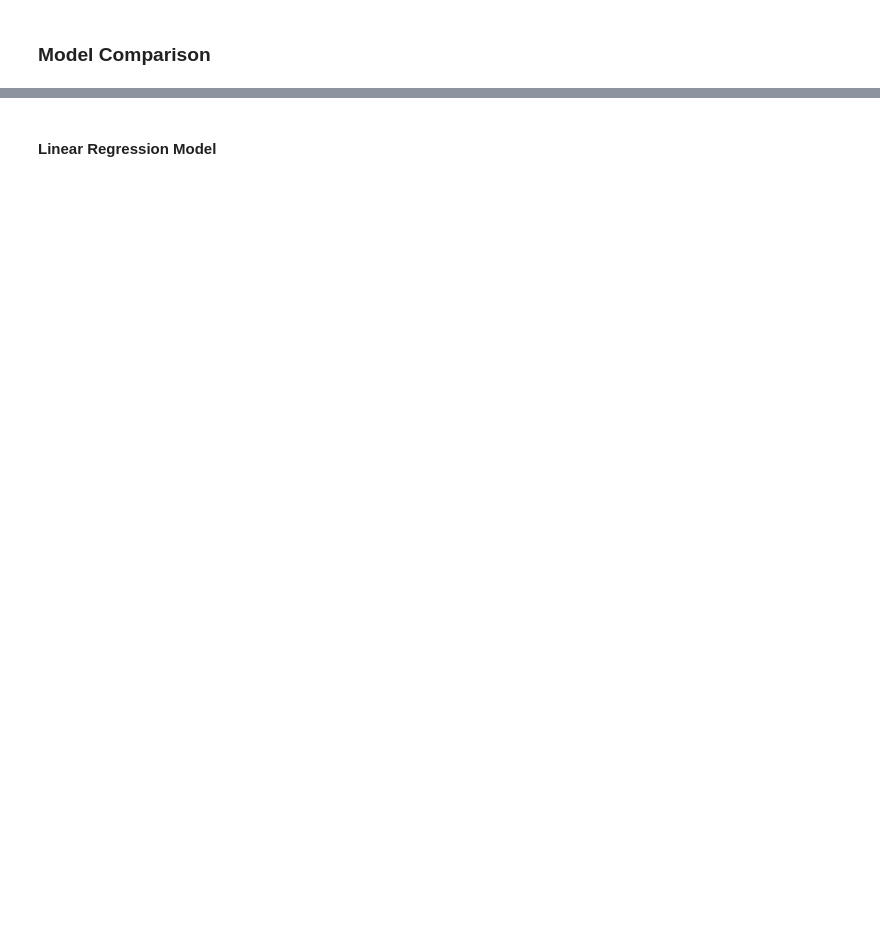
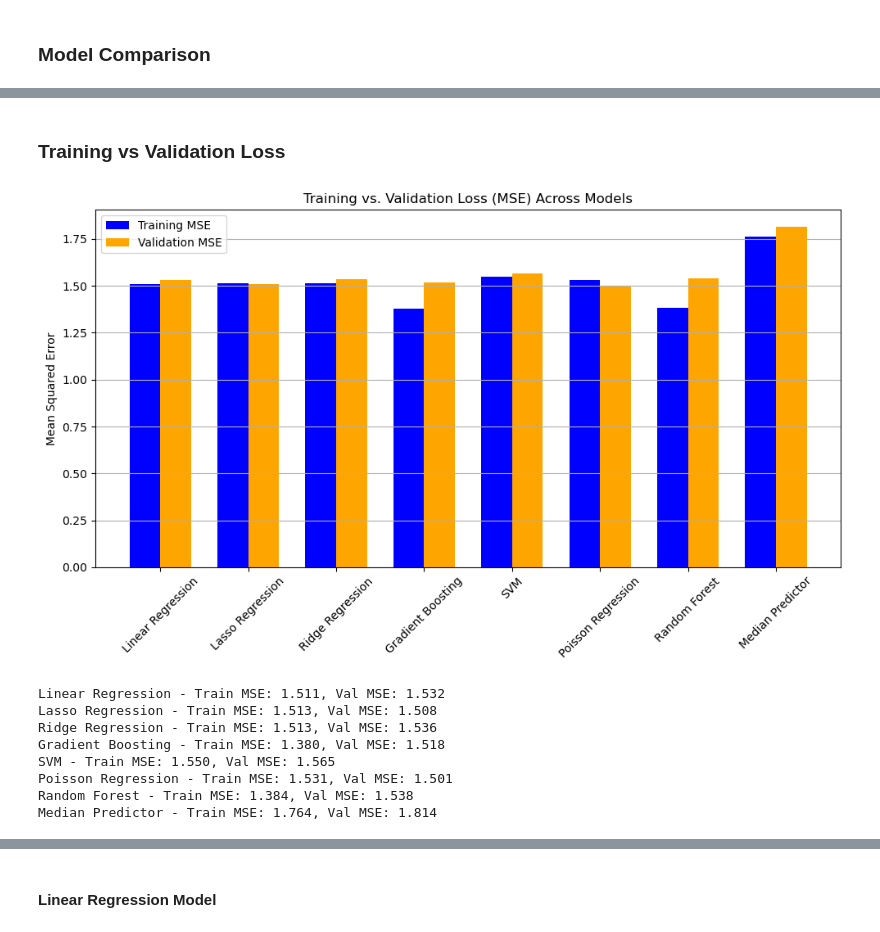
Before and after one commit to Loughlin1/EPL_ML_PREDICTOR, a Jupyter notebook: backend/app/services/development_notebooks/2_Training.ipynb, the cells around one changed output, grey strips where cells are left out. Cells and saved outputs as stored; diff of their text form; code cells hidden in the pictures; blank space fills up the shorter version.

```diff
--- a/backend/app/services/development_notebooks/2_Training.ipynb
+++ b/backend/app/services/development_notebooks/2_Training.ipynb
@@ -167,4 +126,5 @@ The models considered were Linear Regression, Random Forest Regressor, Gradient
 # %%
+from app.services.utils.superbru_points_calculator import get_superbru_points
 # Initialize a DataFrame to store results
 results_df = pd.DataFrame()
 
@@ -199,6 +159,16 @@ def evaluate_model_performance(y_true, y_pred, model_name):
         default="D",
     )
     correct_results_percentage = 100 * np.sum(pred_result == true_result) / pred_result.shape[0]
+    superbru_points = get_superbru_points(
+        pd.DataFrame({
+            "FTHG": y_true["FTHG"],
+            "FTAG": y_true["FTAG"],
+            "PredFTHG": y_pred["FTHG"],
+            "PredFTAG": y_pred["FTAG"],
+            "Result": true_result,
+            "PredResult": pred_result,
+        })
+    )
 
     # Store results
     result = {
@@ -214,6 +184,7 @@ def evaluate_model_performance(y_true, y_pred, model_name):
         "Exact_Match_%": exact_match_percentage,
         "Goal_Diff_Accuracy": goal_diff_accuracy,
         "Correct_Result_%": correct_results_percentage,
+        "Superbru_Points": superbru_points,
     }
     return result
 # %%
@@ -439,0 +495,35 @@ KeyboardInterrupt:
+# %% [markdown]
+### Training vs Validation Loss
+# %%
+# Prepare data for plotting
+model_names = list(losses.keys())
+train_mses = [losses[name]["train_mse"] for name in model_names]
+val_mses = [losses[name]["val_mse"] for name in model_names]
+
+# Plot
+plt.figure(figsize=(10, 6))
+x = np.arange(len(model_names))
+width = 0.35
+plt.bar(x - width/2, train_mses, width, label="Training MSE", color="blue")
+plt.bar(x + width/2, val_mses, width, label="Validation MSE", color="orange")
+plt.xticks(x, model_names, rotation=45)
+plt.title("Training vs. Validation Loss (MSE) Across Models")
+plt.ylabel("Mean Squared Error")
+plt.legend()
+plt.grid(True, axis="y")
+plt.tight_layout()
+plt.show()
+
+# Print losses
+for name in model_names:
+    print(f"{name} - Train MSE: {losses[name]['train_mse']:.3f}, Val MSE: {losses[name]['val_mse']:.3f}")
+# %% [output]
+[figure, added]
+Linear Regression - Train MSE: 1.511, Val MSE: 1.532
+Lasso Regression - Train MSE: 1.513, Val MSE: 1.508
+Ridge Regression - Train MSE: 1.513, Val MSE: 1.536
+Gradient Boosting - Train MSE: 1.380, Val MSE: 1.518
+SVM - Train MSE: 1.550, Val MSE: 1.565
+Poisson Regression - Train MSE: 1.531, Val MSE: 1.501
+Random Forest - Train MSE: 1.384, Val MSE: 1.538
+Median Predictor - Train MSE: 1.764, Val MSE: 1.814
```
Also changed, not shown: parts of 35 cells of this notebook, 35 other files.
